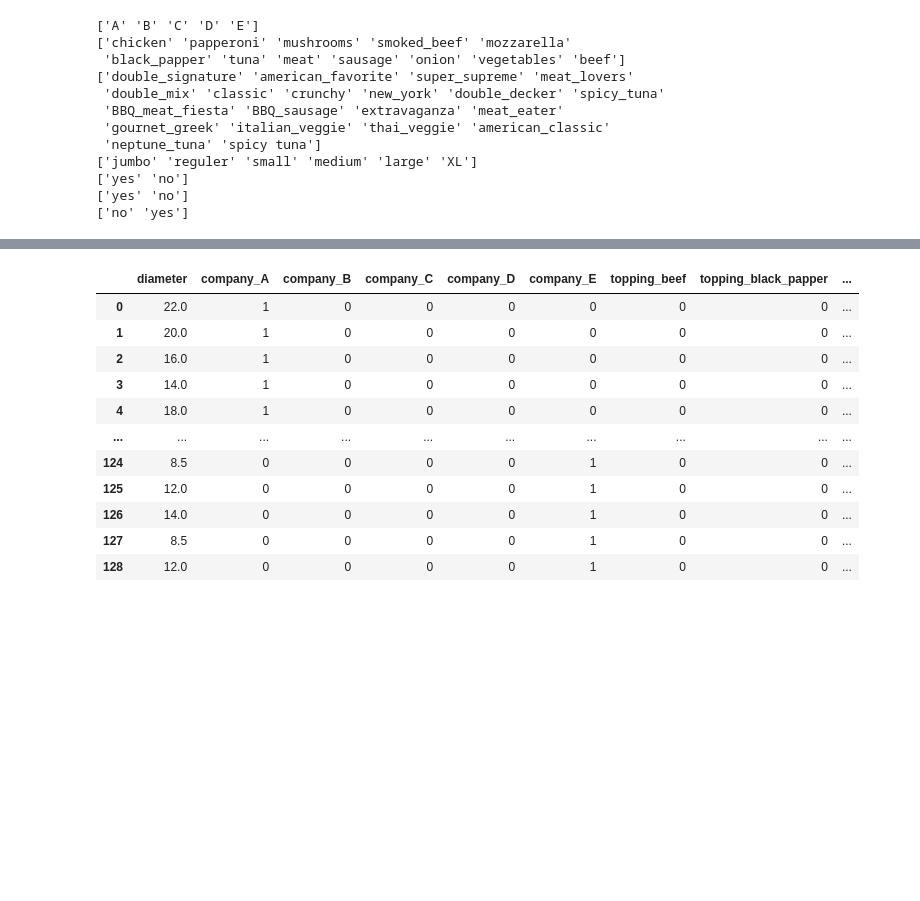
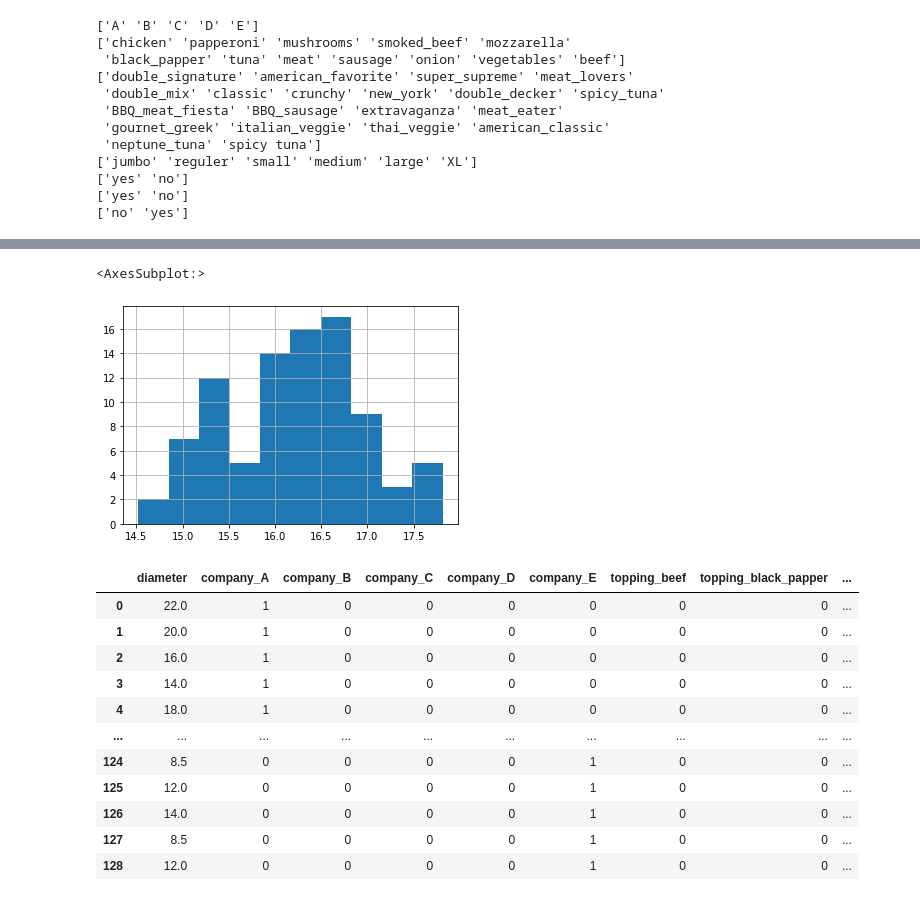
Before and after one commit to Huni0318/statiscal-machine-learning, a Jupyter notebook: machine learning/pizza price prediction.ipynb, the cells around one changed output, grey strips where cells are left out. Cells and saved outputs as stored; diff of their text form; code cells hidden in the pictures; blank space fills up the shorter version.

```diff
--- a/machine learning/pizza price prediction.ipynb
+++ b/machine learning/pizza price prediction.ipynb
@@ -127,3 +132,11 @@ x_train, x_test, y_train,y_test = train_test_split(x_features, y_target, test_si
+# %%
+y_train = np.log2(y_train)
+y_test = np.log2(y_test)
+
+y_train.hist()
+# %% [output]
+<AxesSubplot:>
+[figure, added]
 # %%
 # one_hot_enconding
 x_features_one = pd.get_dummies(x_features, columns=['company', 'topping', 'variant', 'size',
```
Also changed, not shown: parts of 3 cells of this notebook, 1 other file.
